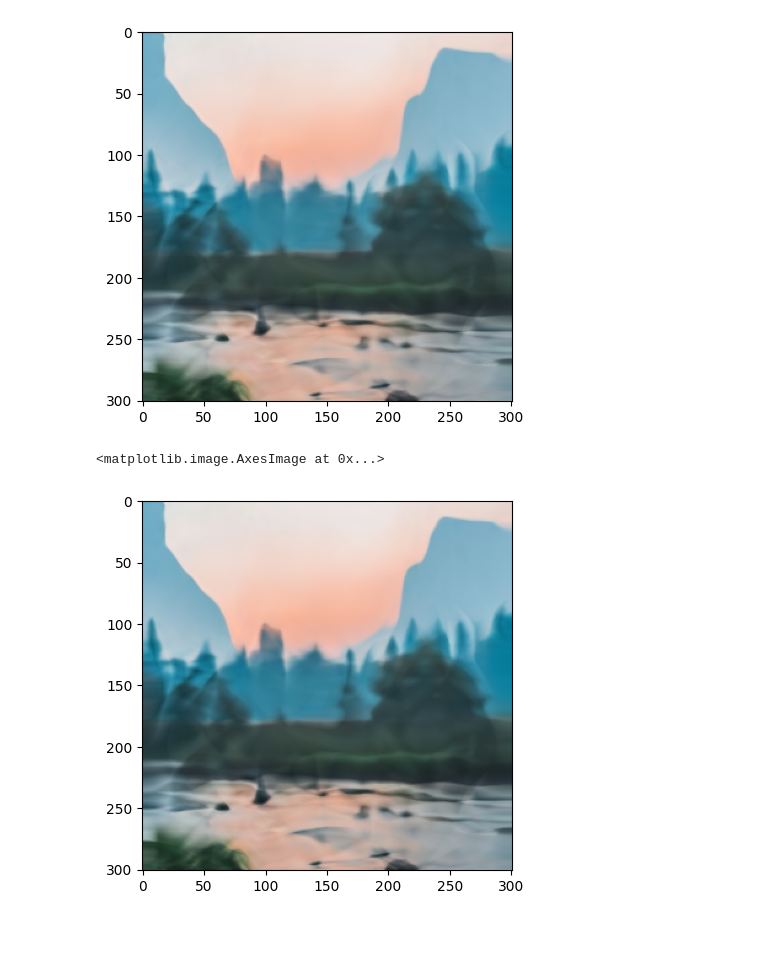
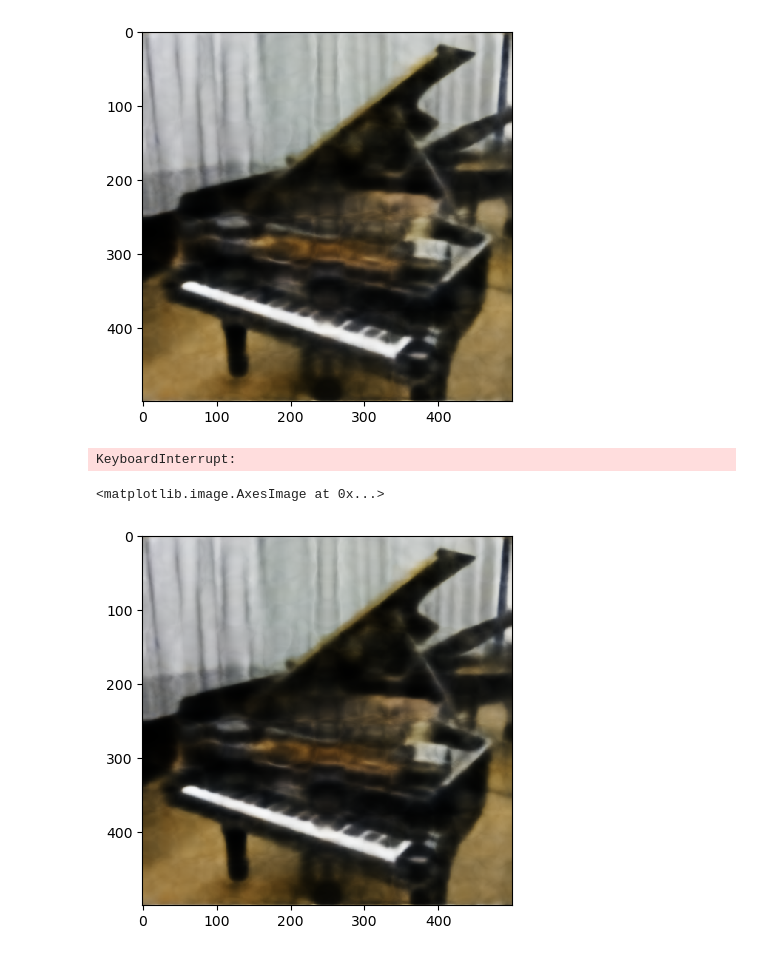
Before and after one commit to shahanneda/NeRfFromScratch, a Jupyter notebook: single-image.ipynb, the cells around one changed output. Drawn from its saved outputs; the diff is of its cells as text; code cells hidden in the pictures.

Commit message:
Fixed single image demo

```diff
--- a/single-image.ipynb
+++ b/single-image.ipynb
@@ -8,5 +11,5 @@ device = torch.device("cuda:0" if torch.cuda.is_available() else "cpu")
 # %%
-image = plt.imread("nature1.png")
+image = plt.imread("piano.jpeg")
 image_tensor = torch.tensor(image)
 image_tensor.shape
 # %% [output]
@@ -18,4 +21,6 @@ size = min(x, y)
 
 # crop to square
 image_tensor = image_tensor[:size, :size, :3]
-image_tensor.shape
+#normalize:
+
+image_tensor = image_tensor / torch.max(image_tensor)
@@ -29,5 +32,5 @@ plt.imshow(image_tensor)
 # %%
-numberOfFor = 2
+numberOfFor = 5
 model = nn.Sequential(
 	nn.Linear(2*numberOfFor, 300),
 	nn.ReLU(),
@@ -70,3 +73,7 @@ def get_image():
 		output = output.reshape(size, size, 3)
 		output = output.to("cpu")
 		return output
+
+
+image  = get_image()
+plt.imshow(image)
@@ -73,5 +83,5 @@ def get_image():
 # %%
-epochs = 10000
+epochs = 1000
 from tqdm import tqdm
 from IPython.display import clear_output
 def loss_fn(output, target):
@@ -82,37 +92,38 @@ optimizer = torch.optim.Adam(model.parameters(), lr=0.001)
 
 pbar = tqdm(range(epochs))
 # pbar = range(epochs)
 
 image_display = None
 
 fig = plt.figure()
 ax = fig.gca()
 for n in pbar:
     preds = model(X)
     loss = loss_fn(preds, Y)
     optimizer.zero_grad()
     loss.backward()
     optimizer.step()
     pbar.set_description( f"Loss is {loss}")
 
     if(n % 10 == 0):
         clear_output()
         image  = get_image()
         plt.imshow(image)
         # if not image_display:
             # image_display = ax.imshow(image)
             # image_display = plt.imshow(image)
             # plt.show()
         # image_display.set_data(image)
         plt.show()
         # fig.canvas.draw()
         # fig.show()
         # image_display.draw()
 # %% [output]
-[figure, old version]
+[figure, new version]
+KeyboardInterrupt:
 # %%
 image  = get_image()
 plt.imshow(image)
 # %% [output]
 <matplotlib.image.AxesImage at 0x...>
-[figure, old version]
+[figure, new version]
```
Also changed, not shown: parts of 6 cells of this notebook, 12 other files.
